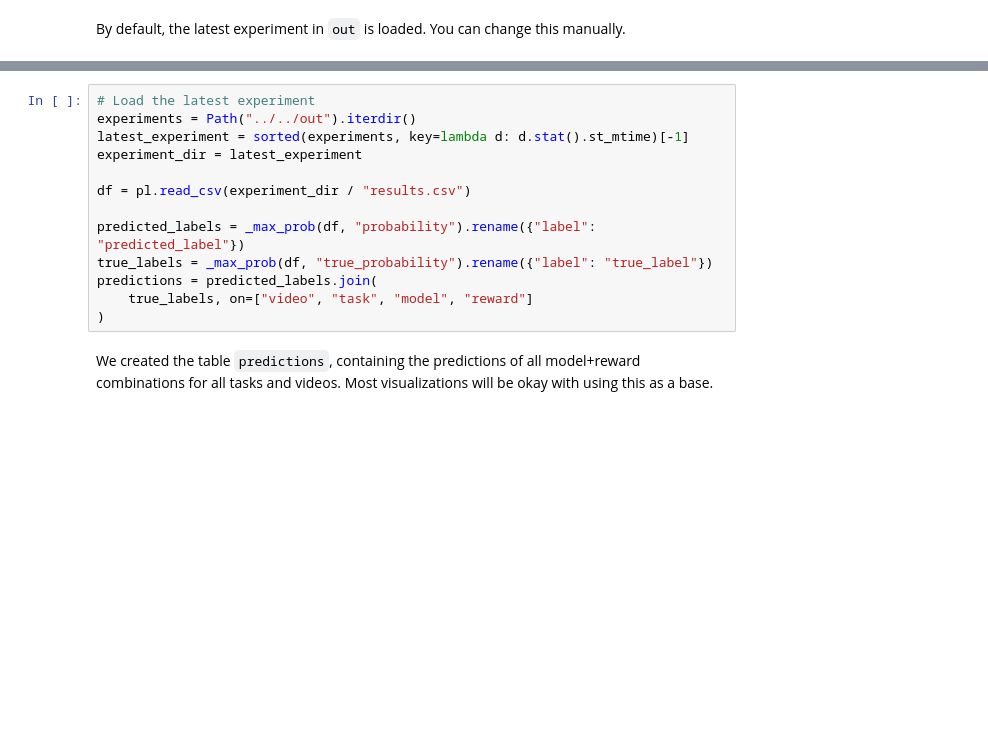
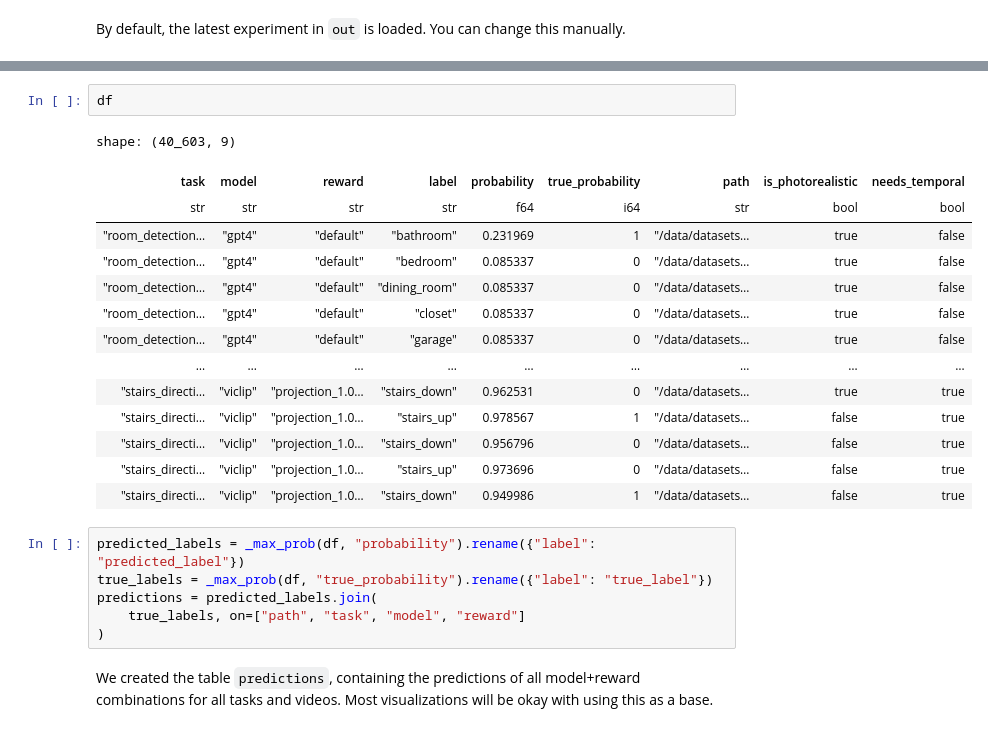
Before and after one commit to Eugleo/vlmrm, a Jupyter notebook: src/evaluation/visualization.ipynb, the cells around one changed output, grey strips where cells are left out. Saved outputs shown, nothing was run; the diff lists cells and outputs as text; blank space fills up the shorter version.

```diff
--- a/src/evaluation/visualization.ipynb
+++ b/src/evaluation/visualization.ipynb
@@ -51,15 +62,25 @@ By default, the latest experiment in `out` is loaded. You can change this manual
+# %%
+df
+# %% [output]
+shape: (40_603, 9)
+| task | model | reward | label | probability | true_probability | path | is_photorealistic | needs_temporal |
+| str | str | str | str | f64 | i64 | str | bool | bool |
+| "room_detection… | "gpt4" | "default" | "bathroom" | 0.231969 | 1 | "/data/datasets… | true | false |
+| "room_detection… | "gpt4" | "default" | "bedroom" | 0.085337 | 0 | "/data/datasets… | true | false |
+| "room_detection… | "gpt4" | "default" | "dining_room" | 0.085337 | 0 | "/data/datasets… | true | false |
+| "room_detection… | "gpt4" | "default" | "closet" | 0.085337 | 0 | "/data/datasets… | true | false |
+| "room_detection… | "gpt4" | "default" | "garage" | 0.085337 | 0 | "/data/datasets… | true | false |
+| … | … | … | … | … | … | … | … | … |
+| "stairs_directi… | "viclip" | "projection_1.0… | "stairs_down" | 0.962531 | 0 | "/data/datasets… | true | true |
+| "stairs_directi… | "viclip" | "projection_1.0… | "stairs_up" | 0.978567 | 1 | "/data/datasets… | false | true |
+| "stairs_directi… | "viclip" | "projection_1.0… | "stairs_down" | 0.956796 | 0 | "/data/datasets… | false | true |
+| "stairs_directi… | "viclip" | "projection_1.0… | "stairs_up" | 0.973696 | 0 | "/data/datasets… | false | true |
+| "stairs_directi… | "viclip" | "projection_1.0… | "stairs_down" | 0.949986 | 1 | "/data/datasets… | false | true |
 # %%
-# Load the latest experiment
-experiments = Path("../../out").iterdir()
-latest_experiment = sorted(experiments, key=lambda d: d.stat().st_mtime)[-1]
-experiment_dir = latest_experiment
-
-df = pl.read_csv(experiment_dir / "results.csv")
-
 predicted_labels = _max_prob(df, "probability").rename({"label": "predicted_label"})
 true_labels = _max_prob(df, "true_probability").rename({"label": "true_label"})
 predictions = predicted_labels.join(
-    true_labels, on=["video", "task", "model", "reward"]
+    true_labels, on=["path", "task", "model", "reward"]
 )
 # %% [markdown]
 We created the table `predictions`, containing the predictions of all model+reward combinations for all tasks and videos. Most visualizations will be okay with using this as a base.
```
Also changed, not shown: parts of 20 cells of this notebook.
